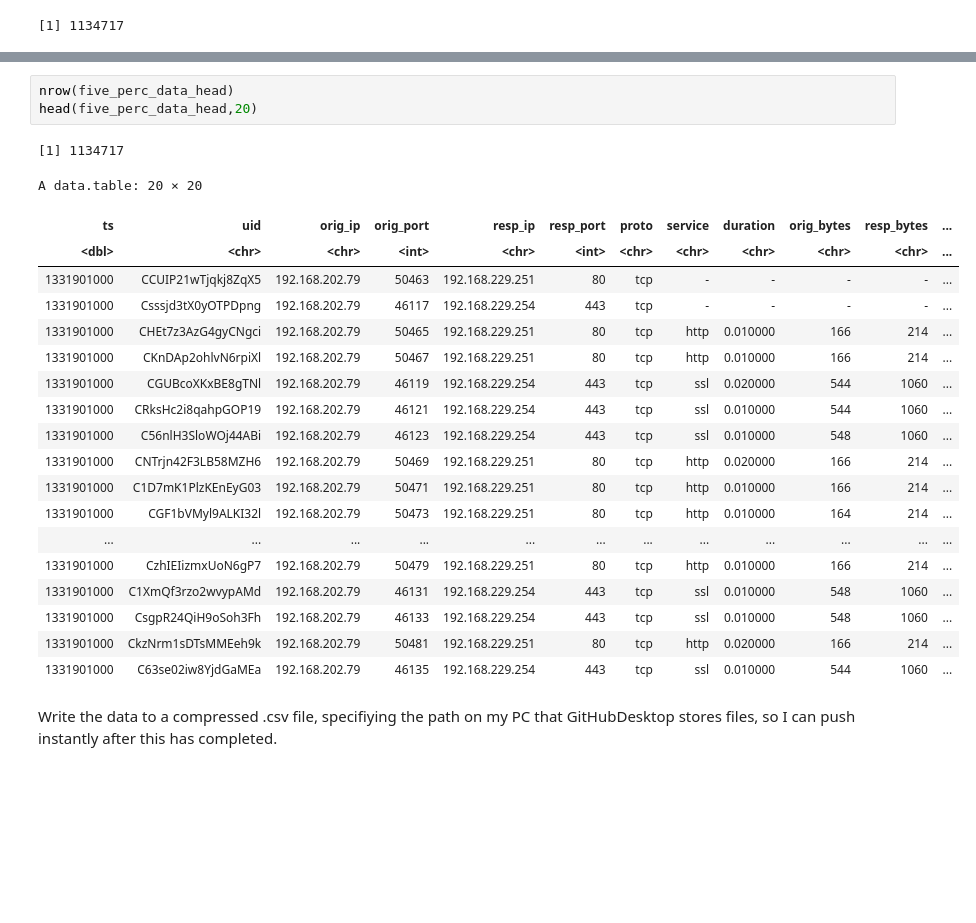
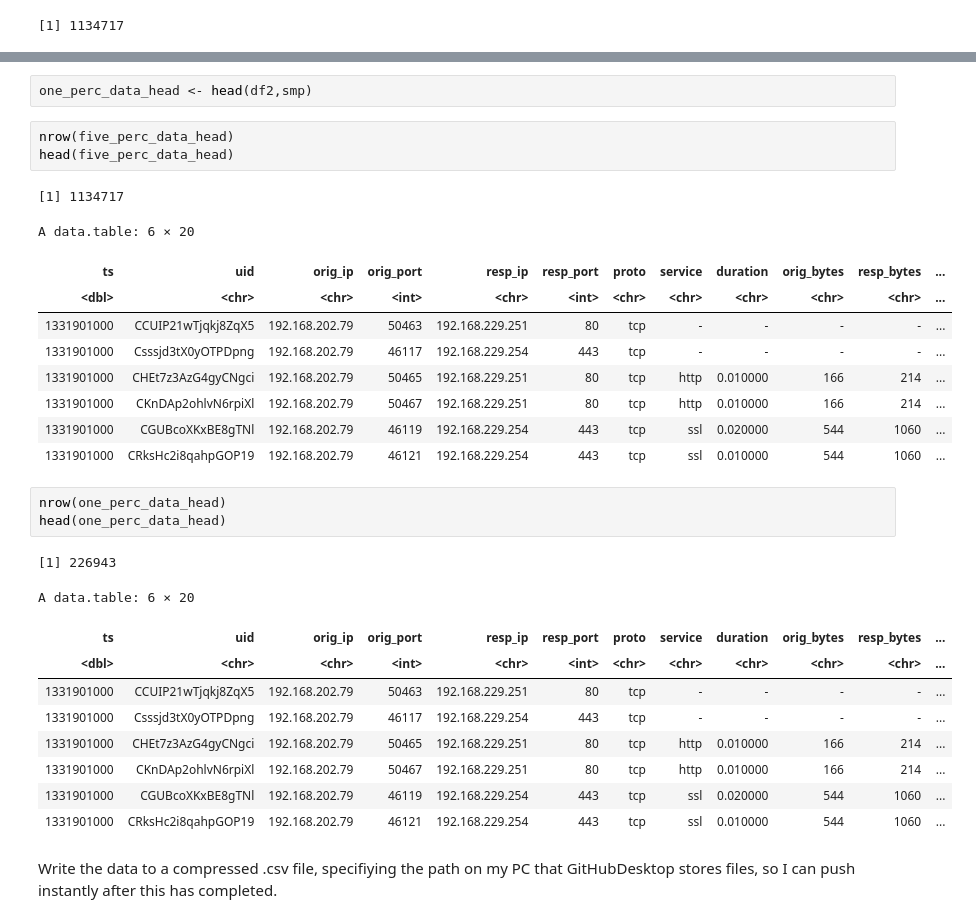
Before and after one commit to gabejg/DST-Assessment-02, a Jupyter notebook: Gabriel Grant/Data Import Testing.ipynb, the cells around one changed output, grey strips where cells are left out. Saved outputs shown, nothing was run; the diff lists cells and outputs as text; blank space fills up the shorter version.

```diff
--- a/Gabriel Grant/Data Import Testing.ipynb
+++ b/Gabriel Grant/Data Import Testing.ipynb
@@ -92,27 +96,33 @@ ERROR: Error: cannot allocate vector of size 86.6 Mb
+# %%
+one_perc_data_head <- head(df2,smp)
 # %%
 nrow(five_perc_data_head)
-head(five_perc_data_head,20)
+head(five_perc_data_head)
 # %% [output]
 [1] 1134717
-A data.table: 20 × 20
+A data.table: 6 × 20
 | ts | uid | orig_ip | orig_port | resp_ip | resp_port | proto | service | duration | orig_bytes | resp_bytes | ... |
 | <dbl> | <chr> | <chr> | <int> | <chr> | <int> | <chr> | <chr> | <chr> | <chr> | <chr> | ... |
 | 1331901000 | CCUIP21wTjqkj8ZqX5 | 192.168.202.79 | 50463 | 192.168.229.251 | 80 | tcp | - | - | - | - | ... |
 | 1331901000 | Csssjd3tX0yOTPDpng | 192.168.202.79 | 46117 | 192.168.229.254 | 443 | tcp | - | - | - | - | ... |
 | 1331901000 | CHEt7z3AzG4gyCNgci | 192.168.202.79 | 50465 | 192.168.229.251 | 80 | tcp | http | 0.010000 | 166 | 214 | ... |
 | 1331901000 | CKnDAp2ohlvN6rpiXl | 192.168.202.79 | 50467 | 192.168.229.251 | 80 | tcp | http | 0.010000 | 166 | 214 | ... |
 | 1331901000 | CGUBcoXKxBE8gTNl | 192.168.202.79 | 46119 | 192.168.229.254 | 443 | tcp | ssl | 0.020000 | 544 | 1060 | ... |
 | 1331901000 | CRksHc2i8qahpGOP19 | 192.168.202.79 | 46121 | 192.168.229.254 | 443 | tcp | ssl | 0.010000 | 544 | 1060 | ... |
-| 1331901000 | C56nlH3SloWOj44ABi | 192.168.202.79 | 46123 | 192.168.229.254 | 443 | tcp | ssl | 0.010000 | 548 | 1060 | ... |
-| 1331901000 | CNTrjn42F3LB58MZH6 | 192.168.202.79 | 50469 | 192.168.229.251 | 80 | tcp | http | 0.020000 | 166 | 214 | ... |
-| 1331901000 | C1D7mK1PlzKEnEyG03 | 192.168.202.79 | 50471 | 192.168.229.251 | 80 | tcp | http | 0.010000 | 166 | 214 | ... |
-| 1331901000 | CGF1bVMyl9ALKI32l | 192.168.202.79 | 50473 | 192.168.229.251 | 80 | tcp | http | 0.010000 | 164 | 214 | ... |
-| ... | ... | ... | ... | ... | ... | ... | ... | ... | ... | ... | ... |
-| 1331901000 | CzhIEIizmxUoN6gP7 | 192.168.202.79 | 50479 | 192.168.229.251 | 80 | tcp | http | 0.010000 | 166 | 214 | ... |
-| 1331901000 | C1XmQf3rzo2wvypAMd | 192.168.202.79 | 46131 | 192.168.229.254 | 443 | tcp | ssl | 0.010000 | 548 | 1060 | ... |
-| 1331901000 | CsgpR24QiH9oSoh3Fh | 192.168.202.79 | 46133 | 192.168.229.254 | 443 | tcp | ssl | 0.010000 | 548 | 1060 | ... |
-| 1331901000 | CkzNrm1sDTsMMEeh9k | 192.168.202.79 | 50481 | 192.168.229.251 | 80 | tcp | http | 0.020000 | 166 | 214 | ... |
-| 1331901000 | C63se02iw8YjdGaMEa | 192.168.202.79 | 46135 | 192.168.229.254 | 443 | tcp | ssl | 0.010000 | 544 | 1060 | ... |
+# %%
+nrow(one_perc_data_head)
+head(one_perc_data_head)
+# %% [output]
+[1] 226943
+A data.table: 6 × 20
+| ts | uid | orig_ip | orig_port | resp_ip | resp_port | proto | service | duration | orig_bytes | resp_bytes | ... |
+| <dbl> | <chr> | <chr> | <int> | <chr> | <int> | <chr> | <chr> | <chr> | <chr> | <chr> | ... |
+| 1331901000 | CCUIP21wTjqkj8ZqX5 | 192.168.202.79 | 50463 | 192.168.229.251 | 80 | tcp | - | - | - | - | ... |
+| 1331901000 | Csssjd3tX0yOTPDpng | 192.168.202.79 | 46117 | 192.168.229.254 | 443 | tcp | - | - | - | - | ... |
+| 1331901000 | CHEt7z3AzG4gyCNgci | 192.168.202.79 | 50465 | 192.168.229.251 | 80 | tcp | http | 0.010000 | 166 | 214 | ... |
+| 1331901000 | CKnDAp2ohlvN6rpiXl | 192.168.202.79 | 50467 | 192.168.229.251 | 80 | tcp | http | 0.010000 | 166 | 214 | ... |
+| 1331901000 | CGUBcoXKxBE8gTNl | 192.168.202.79 | 46119 | 192.168.229.254 | 443 | tcp | ssl | 0.020000 | 544 | 1060 | ... |
+| 1331901000 | CRksHc2i8qahpGOP19 | 192.168.202.79 | 46121 | 192.168.229.254 | 443 | tcp | ssl | 0.010000 | 544 | 1060 | ... |
 # %% [markdown]
 Write the data to a compressed .csv file, specifiying the path on my PC that GitHubDesktop stores files, so I can push instantly after this has completed.
 # %%
```
Also changed, not shown: parts of 7 cells of this notebook, 3 other files.
